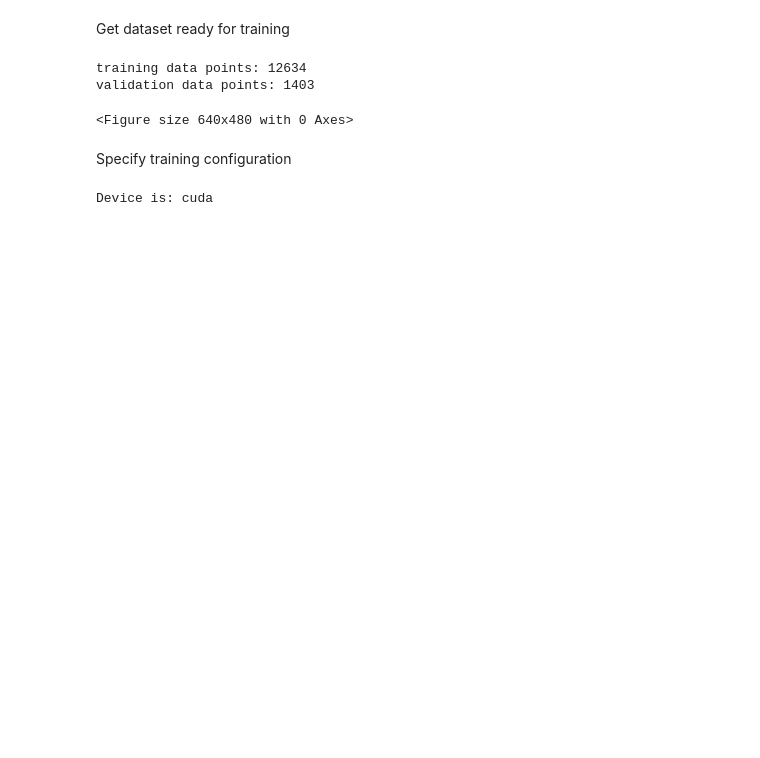
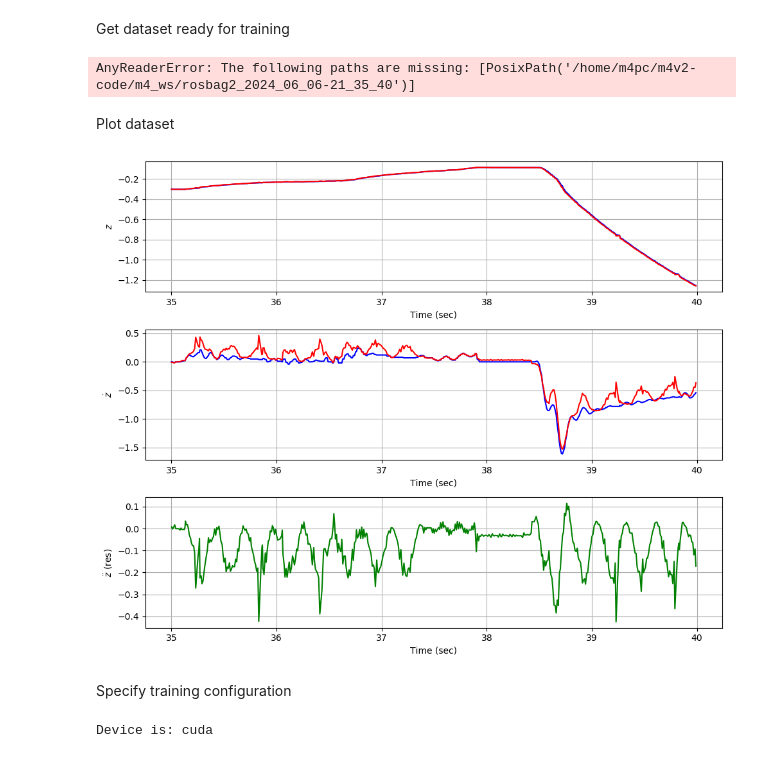
Before and after one commit to Jaco-Pastorius/m4v2-code, a Jupyter notebook: m4_ws/src/morphing_lander/notebooks/train_cvae.ipynb, the cells around one changed output. Drawn from its saved outputs; the diff is of its cells as text; code cells hidden in the pictures; blank space fills up the shorter version.

Commit message:
work on residual learning and rl

```diff
--- a/m4_ws/src/morphing_lander/notebooks/train_cvae.ipynb
+++ b/m4_ws/src/morphing_lander/notebooks/train_cvae.ipynb
@@ -12,21 +28,29 @@ from morphing_lander.cvae.train import TrainConfig, train
 Get dataset ready for training
 # %%
 # get data from rosbag
-bag_path    = '/home/m4pc/m4v2-code/m4_ws/rosbag2_2024_05_21-23_05_12'
+bag_path    = '/home/m4pc/m4v2-code/m4_ws/rosbag2_2024_06_06-21_35_40'
 type_path   = '/home/m4pc/m4v2-code/m4_ws/src/custom_msgs/msg/MPCStatus.msg'
 topic_name  = 'mpc_status'
 
 percent_val = 0.1
-data = get_data_from_rosbag(bag_path,type_path,topic_name)
+data = get_data_from_rosbag(bag_path,
+                            type_path,
+                            topic_name,
+                            smooth_window=None
+                            )
 
 # split data into train and validation set
 train_data_path = "/home/m4pc/m4v2-code/m4_ws/src/morphing_lander/data/train_data.pt"
 val_data_path = "/home/m4pc/m4v2-code/m4_ws/src/morphing_lander/data/val_data.pt"
 
-state_idx = [2,3,4,5,6,7,8] # train on z,thetaz,thetay,thetax,xdot,ydot,zdot # also phi but this is included automatically
-input_idx = [0,1,2,3]       # train on 4 thruster PWMs
-include_phi = False
-train_data, val_data = train_val_split(data,percent_val,state_idx,input_idx,include_phi)
+train_data, val_data = train_val_split(data,
+                                       percent_val,
+                                       model_states_in_idx,
+                                       model_inputs_in_idx,
+                                       model_phi_in,
+                                       model_dt_in,
+                                       model_states_out_idx,
+                        )
 
 # save train and validation data for future use
 torch.save(train_data, train_data_path)
@@ -35,43 +59,23 @@ torch.save(val_data, val_data_path)
 print(f"training data points: {train_data.shape[0]}")
 print(f"validation data points: {val_data.shape[0]}")
 # %% [output]
-training data points: 12634
-validation data points: 1403
+AnyReaderError: The following paths are missing: [PosixPath('/home/m4pc/m4v2-code/m4_ws/rosbag2_2024_06_06-21_35_40')]
-# %%
-import plotly.graph_objects as go
-
-d     = data['d']
-f_res = data['f_res']
-x_vec = data['x_vec']
-x_ref_vec = data['x_ref_vec']
-x_next_vec = data['x_next_vec']
-u_vec = data['u_vec']
-phi_vec = data['phi_vec']
-t_vec = data['t_vec']
-dt_vec = data['dt_vec']
-
-plt.figure()
-fig = go.Figure()
-fig.add_trace(
-    go.Scatter(
-        x=t_vec[1:],
-        y=x_vec[:,2],
-        name="Actual",
-        line=dict(color="blue"),
-        # fill="blue",
-    )
-)
-
-fig.add_trace(
-    go.Scatter(
-        x=t_vec[1:],
-        y=x_next_vec[:,2],
-        name="Model one step prediction",
-        line=dict(color="red"),
-    )
-)
-# %% [output]
-<Figure size 640x480 with 0 Axes>
+# %% [markdown]
+Plot dataset
+# %%
+# plot_data(data,
+#           start_time =None,
+#           cutoff_time=None,
+#           name=None,
+#           inputs=True,
+#           residuals=True)
+
+plot_z_data(data,
+            start_time =35,
+            cutoff_time=40,
+            )
+# %% [output]
+[figure, added]
 # %% [markdown]
 Specify training configuration
 # %%
```
Also changed, not shown: parts of 19 cells of this notebook, 56 other files.
